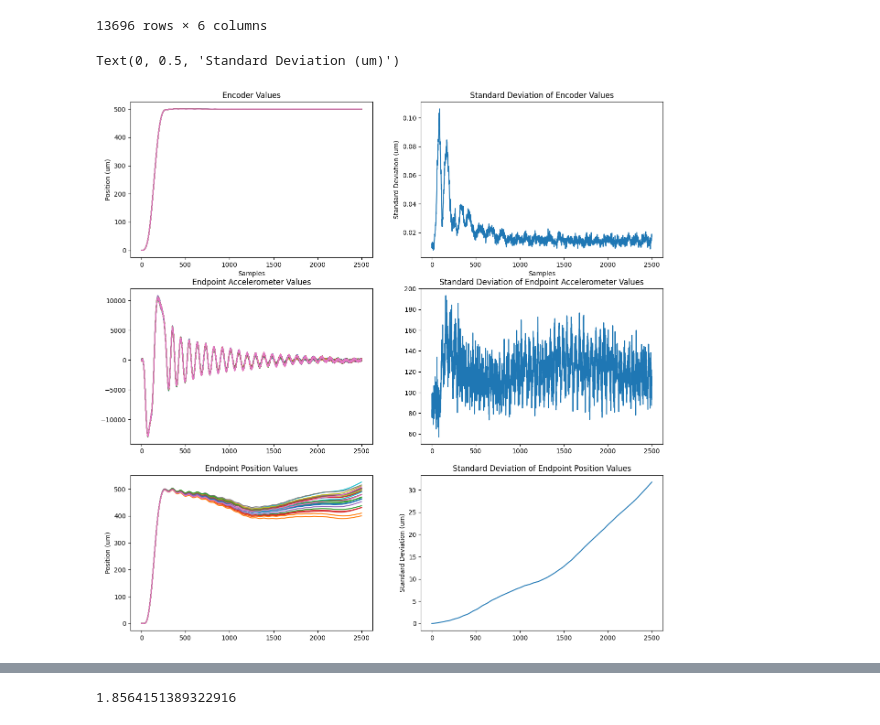
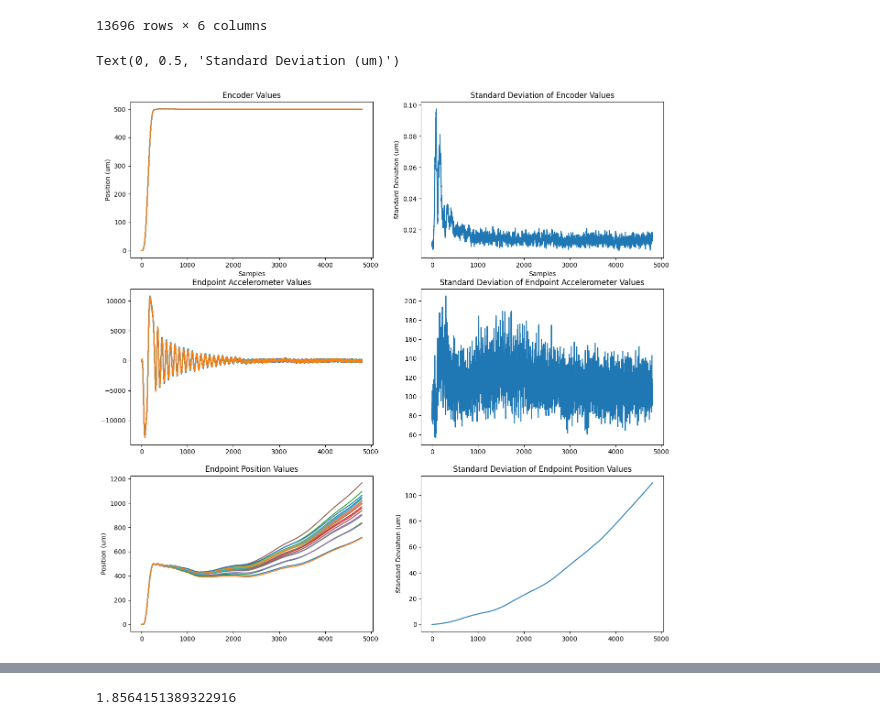
Before and after one commit to ChiragBusiness/FYP, a Jupyter notebook: LookingAtData2.ipynb, the cells around one changed output, grey strips where cells are left out. Drawn from its saved outputs; the diff is of its cells as text; code cells hidden in the pictures.

```diff
--- a/LookingAtData2.ipynb
+++ b/LookingAtData2.ipynb
@@ -73,7 +73,7 @@ for i in range(len(filenames)):
 
 file_lengths = np.array(file_lengths)
 
-n_samples = 2500 #300 is all we need for the motion phase to complete
+n_samples = 4800 #300 is all we need for the motion phase to complete
 
 fix, axs = plt.subplots(3, 2, figsize=(15, 15))
 
@@ -104,31 +104,31 @@ endpoint_values = np.array(endpoint_values)
 endpoint_position_values = np.array(endpoint_position_values)
 
 axs[0,1].plot(np.std(encoder_values, axis=0))
 # axs[0,1].plot(pd.Series(np.std(encoder_values, axis=0)).ewm(span=75).mean().values, "r")
 # axs[0,1].plot(pd.Series(np.std(encoder_values, axis=0)).rolling(window=30).mean().values, "g")
 
 
 axs[0,1].set_title("Standard Deviation of Encoder Values")
 axs[0,1].set_ylabel("Standard Deviation (um)")
 axs[0,1].set_xlabel("Samples")
 
 axs[0,0].set_title("Encoder Values")
 axs[0,0].set_ylabel("Position (um)")
 axs[0,0].set_xlabel("Samples")
 
 axs[1,0].set_title("Endpoint Accelerometer Values")
 
 axs[1,1].plot(np.std(endpoint_values, axis=0))
 axs[1,1].set_title("Standard Deviation of Endpoint Accelerometer Values")
 
 
 axs[2,0].set_title("Endpoint Position Values")
 axs[2,0].set_ylabel("Position (um)")
 
 
 axs[2,1].plot(np.std(endpoint_position_values, axis=0))
 axs[2,1].set_title("Standard Deviation of Endpoint Position Values")
 axs[2,1].set_ylabel("Standard Deviation (um)")
 # %% [output]
 Text(0, 0.5, 'Standard Deviation (um)')
-[figure, old version]
+[figure, new version]
```
Also changed, not shown: parts of 9 cells of this notebook, 6 other files.
